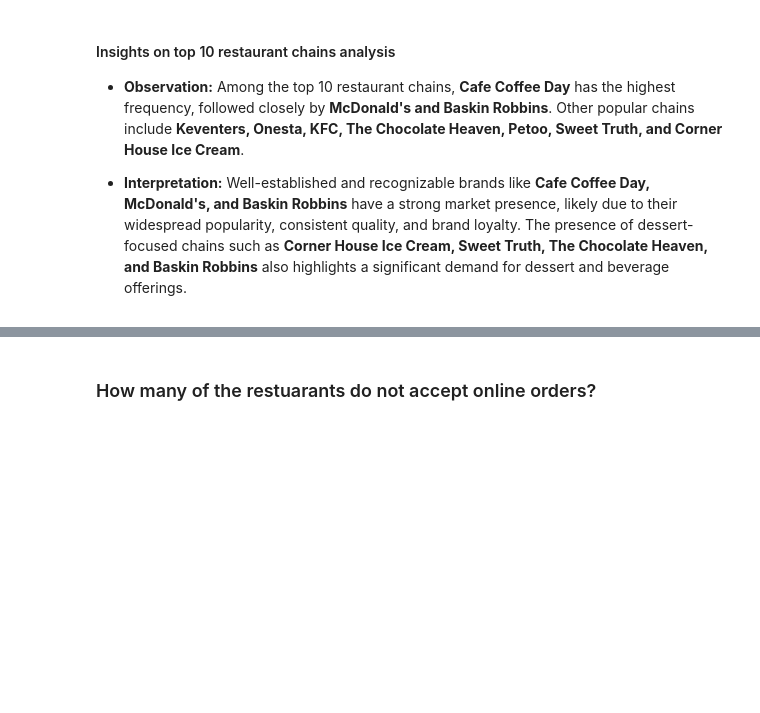
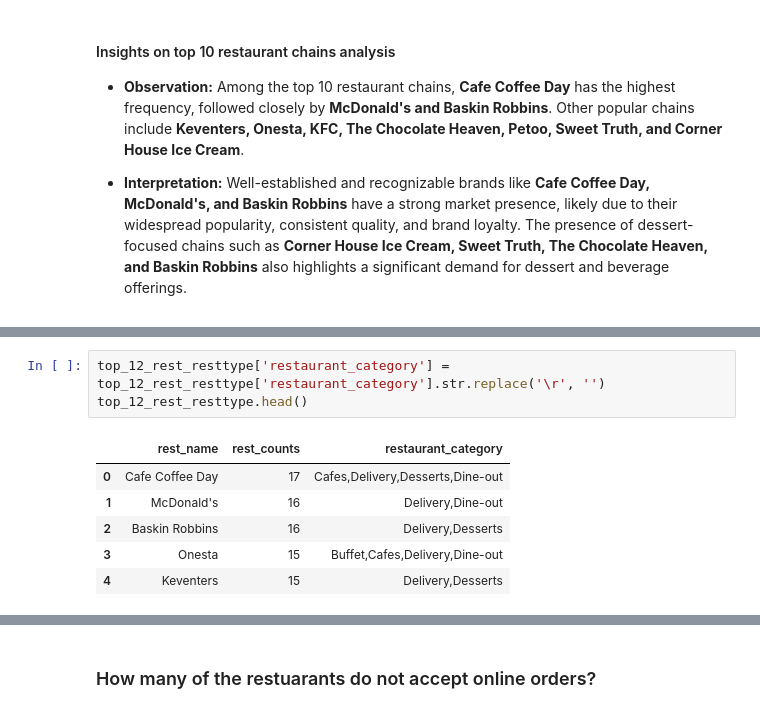
Before and after one commit to Bhuvi128/Bengaluru-Restaurant-Trends-Analysis, a Jupyter notebook: Bengaluru Restaurant Trends Analysis.ipynb, the cells around one changed output, grey strips where cells are left out. Cells and saved outputs as stored; diff of their text form; blank space fills up the shorter version.

```diff
--- a/Bengaluru Restaurant Trends Analysis.ipynb
+++ b/Bengaluru Restaurant Trends Analysis.ipynb
@@ -90,0 +112,10 @@ plt.show()
+# %%
+top_12_rest_resttype['restaurant_category'] = top_12_rest_resttype['restaurant_category'].str.replace('\r', '')
+top_12_rest_resttype.head()
+# %% [output]
+|  | rest_name | rest_counts | restaurant_category |
+| 0 | Cafe Coffee Day | 17 | Cafes,Delivery,Desserts,Dine-out |
+| 1 | McDonald's | 16 | Delivery,Dine-out |
+| 2 | Baskin Robbins | 16 | Delivery,Desserts |
+| 3 | Onesta | 15 | Buffet,Cafes,Delivery,Dine-out |
+| 4 | Keventers | 15 | Delivery,Desserts |
```
Also changed, not shown: parts of 5 cells of this notebook, 1 other file.
